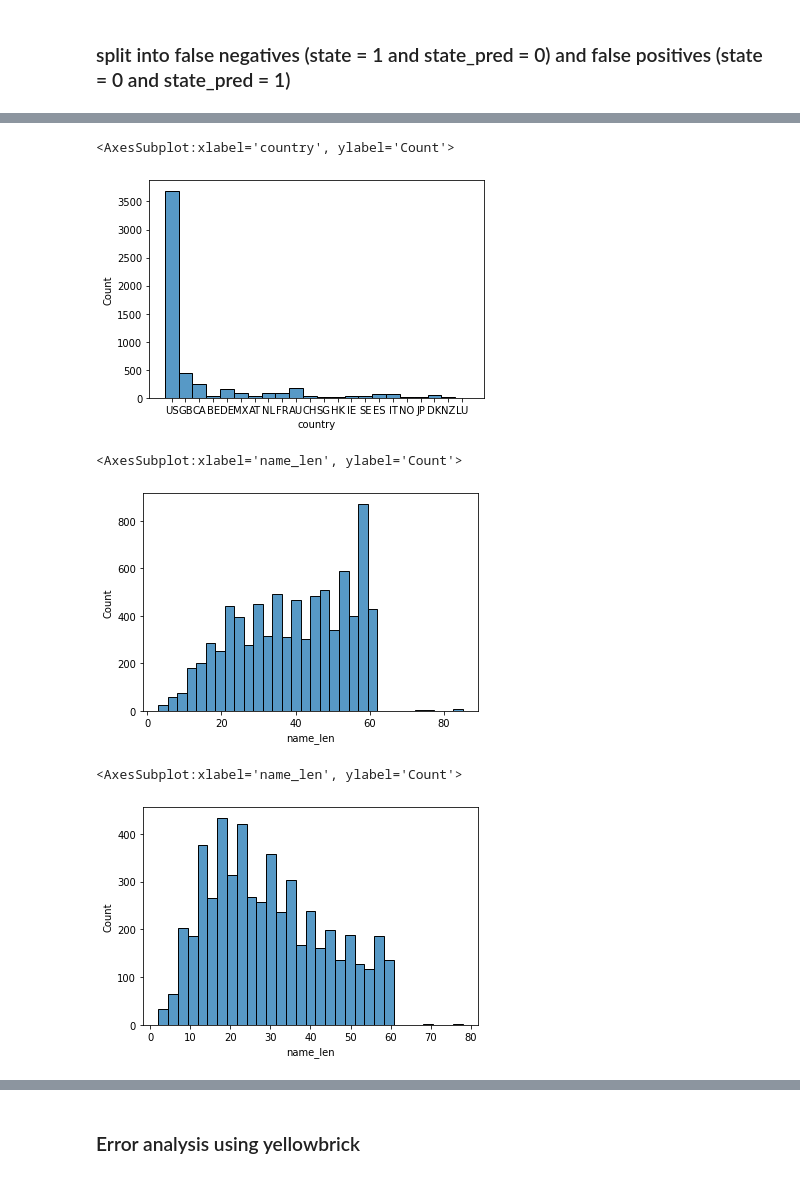
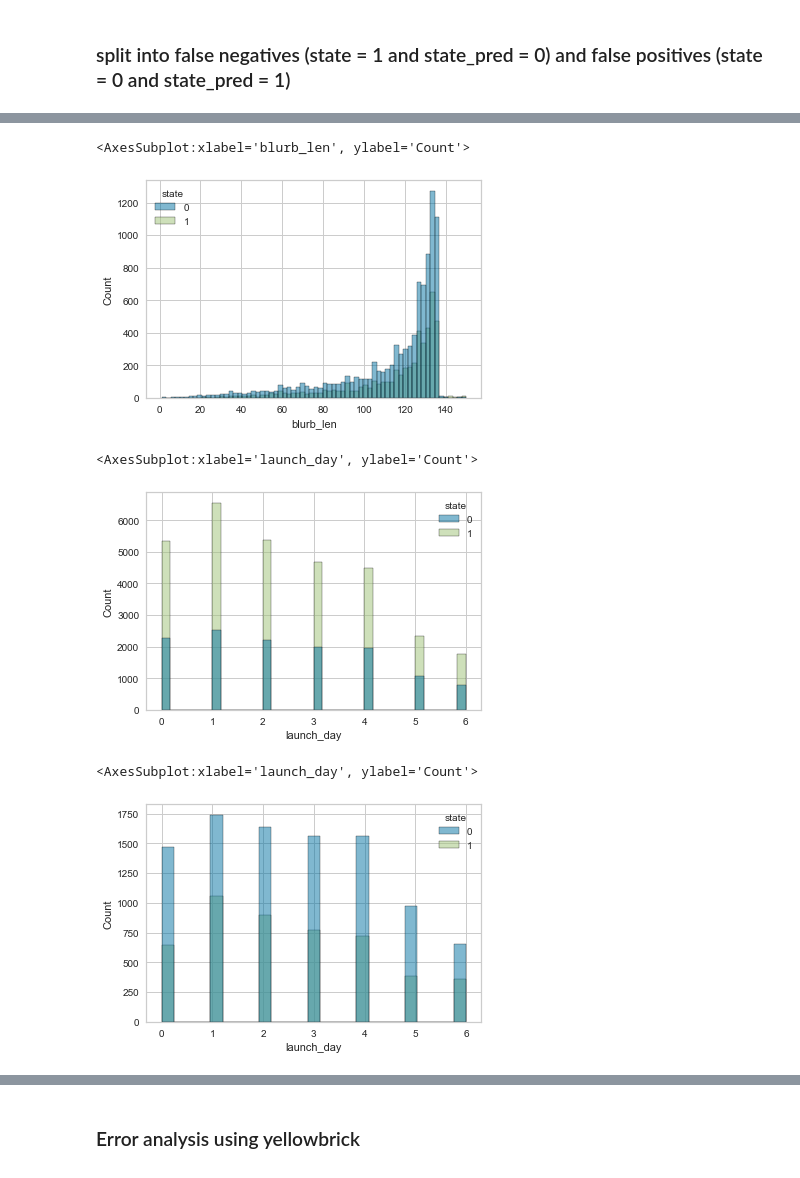
Before and after one commit to laurantirkh/kickstarter-ml, a Jupyter notebook: log_reg.ipynb, the cells around one changed output, grey strips where cells are left out. Cells and saved outputs as stored; diff of their text form; code cells hidden in the pictures.

```diff
--- a/log_reg.ipynb
+++ b/log_reg.ipynb
@@ -270,7 +297,7 @@ Logistic Regression: f1=0.810 auc=0.903
 # %%
 # make new dataframe consisting of X_test, y_test, y_pred
 # use X_test and y_test from before one-hot encoding!
-df_non_cat = pd.read_csv('data/df_eda2.csv')
+df_non_cat = pd.read_csv('data/df_preprocessed_log.csv')
 df_non_cat.info()
 # %% [output]
 <class 'pandas.core.frame.DataFrame'>
@@ -289,4 +318,0 @@ memory usage: 8.6+ MB
-# %%
-# convert target column ('state') to numeric values
-df_non_cat['state'].replace({'failed':0, 'successful':1}, inplace=True)
-df_non_cat.head()
@@ -425,0 +482,5 @@ memory usage: 420.7+ KB
+# %%
+# true negatives
+TN = df_error.query('state==0 and state_pred==0')
+TN.info()
+TN.head()
@@ -425,0 +544,6 @@ memory usage: 420.7+ KB
+# %%
+negatives = pd.concat([FN,TN], axis=0)
+negatives.info()
+
+# plot category for false negatives and true negatives
+sns.histplot(x='category', data=negatives, hue='state')
@@ -468,18 +626,18 @@ sns.histplot(x='country', data=FP)
 # %%
-# plot country for false negatives
-sns.histplot(x='country', data=FN)
+# plot blurb length for false negatives and true negatives
+sns.histplot(x='blurb_len', data=negatives, hue='state')
 # %% [output]
-<AxesSubplot:xlabel='country', ylabel='Count'>
+<AxesSubplot:xlabel='blurb_len', ylabel='Count'>
-[figure, old version]
+[figure, new version]
 # %%
-# plot name length for false positives
-sns.histplot(x='name_len', data=FP)
+# plot launch day for false positives and true positives
+sns.histplot(x='launch_day', data=positives, hue='state')
 # %% [output]
-<AxesSubplot:xlabel='name_len', ylabel='Count'>
+<AxesSubplot:xlabel='launch_day', ylabel='Count'>
-[figure, old version]
+[figure, new version]
 # %%
-# plot name length for false negatives
-sns.histplot(x='name_len', data=FN)
+# plot launch day for false negatives and true negatives
+sns.histplot(x='launch_day', data=negatives, hue='state')
 # %% [output]
-<AxesSubplot:xlabel='name_len', ylabel='Count'>
+<AxesSubplot:xlabel='launch_day', ylabel='Count'>
-[figure, old version]
+[figure, new version]
```
Also changed, not shown: parts of 43 cells of this notebook, 2 other files.
